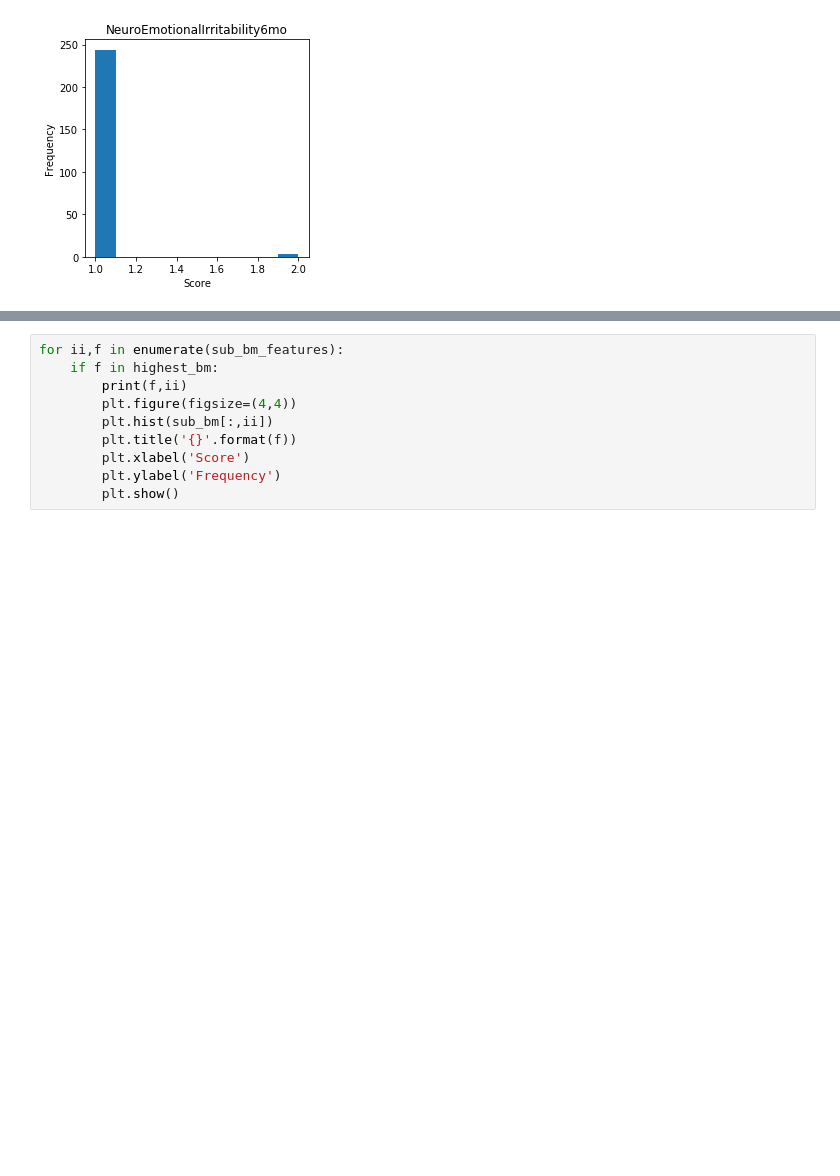
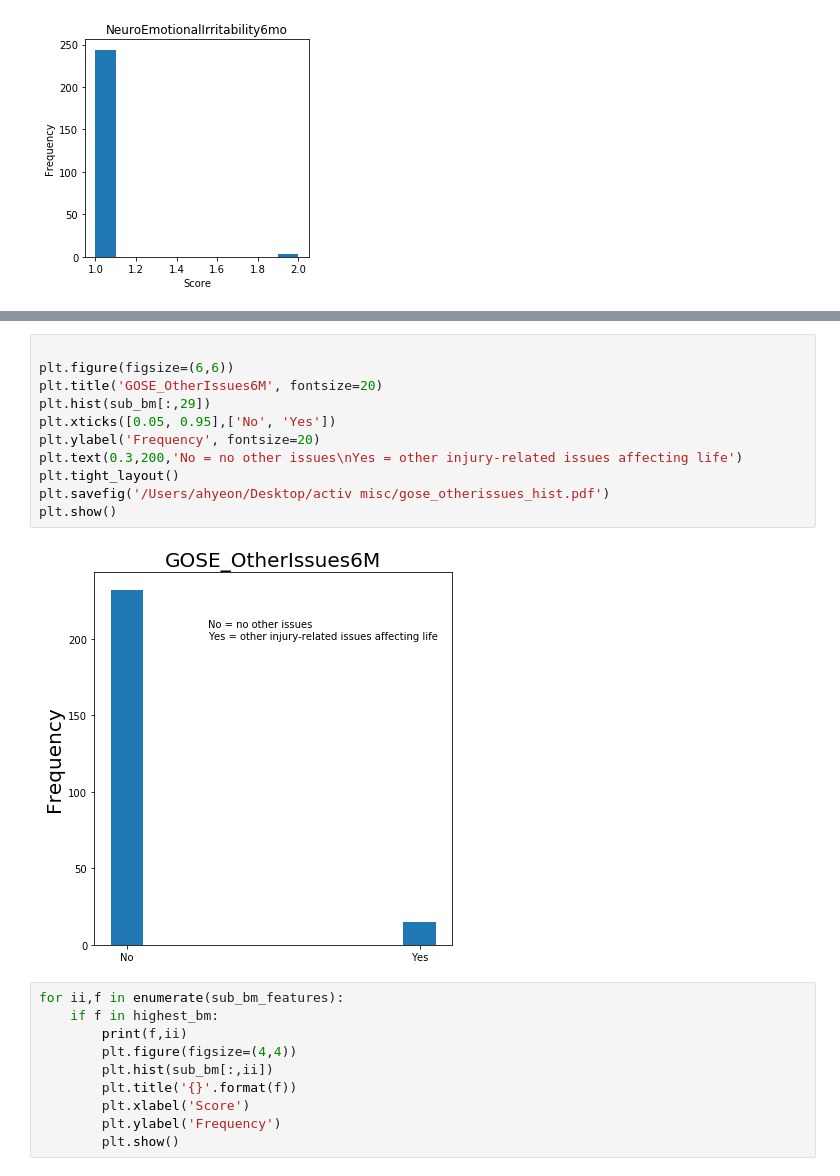
Before and after one commit to BouchardLab/ML_4_prec_prognosis, a Jupyter notebook: notebooks/highestleveragescore.ipynb, the cells around one changed output, grey strips where cells are left out. Cells and saved outputs as stored; diff of their text form; blank space fills up the shorter version.

```diff
--- a/notebooks/highestleveragescore.ipynb
+++ b/notebooks/highestleveragescore.ipynb
@@ -63,3 +107,16 @@ NeuroEmotionalIrritability6mo 50
+# %%
+
+plt.figure(figsize=(6,6))
+plt.title('GOSE_OtherIssues6M', fontsize=20)
+plt.hist(sub_bm[:,29])
+plt.xticks([0.05, 0.95],['No', 'Yes'])
+plt.ylabel('Frequency', fontsize=20)
+plt.text(0.3,200,'No = no other issues\nYes = other injury-related issues affecting life')
+plt.tight_layout()
+plt.savefig('/Users/ahyeon/Desktop/activ misc/gose_otherissues_hist.pdf')
+plt.show()
+# %% [output]
+[figure, added]
 # %%
 for ii,f in enumerate(sub_bm_features):
     if f in highest_bm:
```
Also changed, not shown: parts of 8 cells of this notebook, 5 other files.
